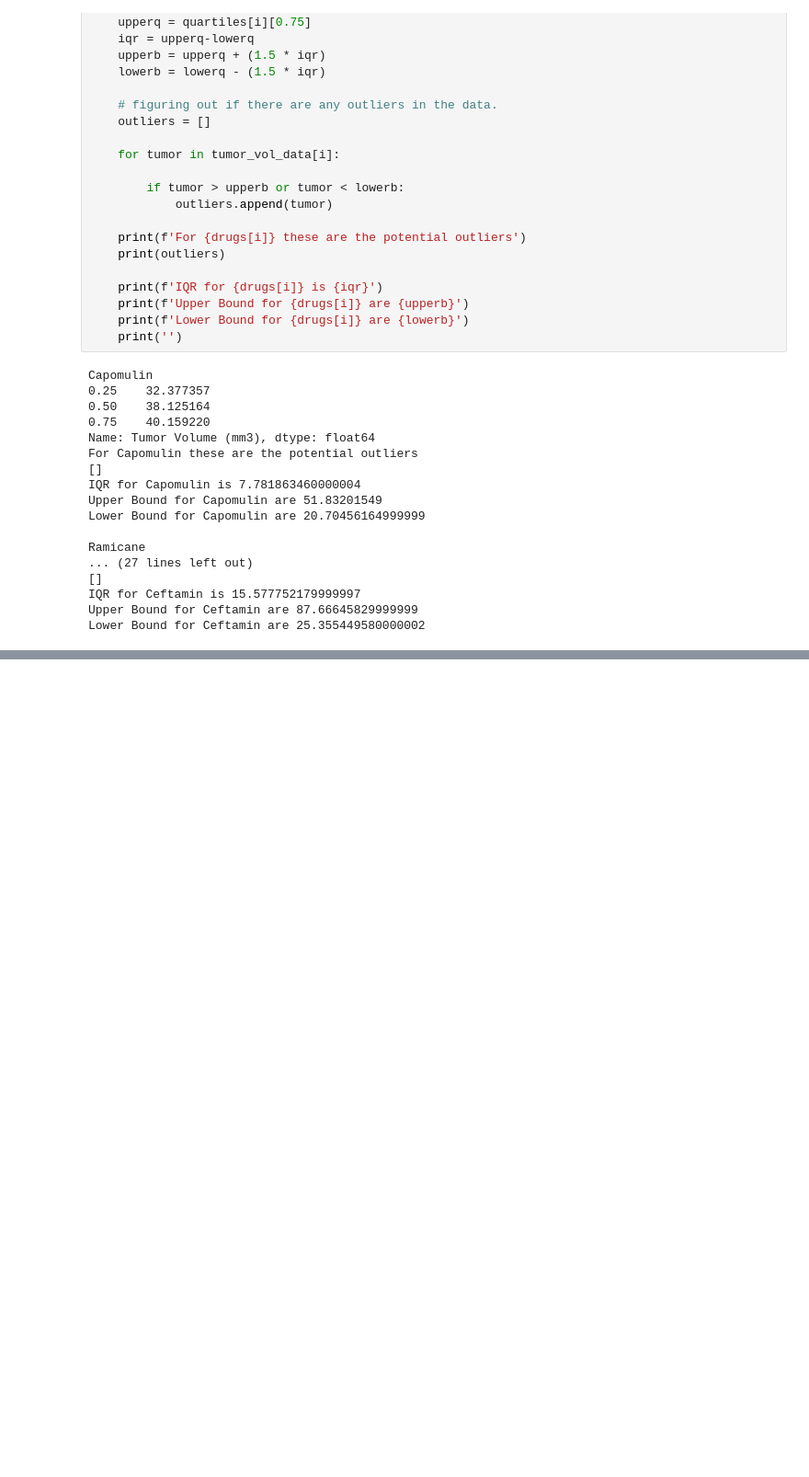
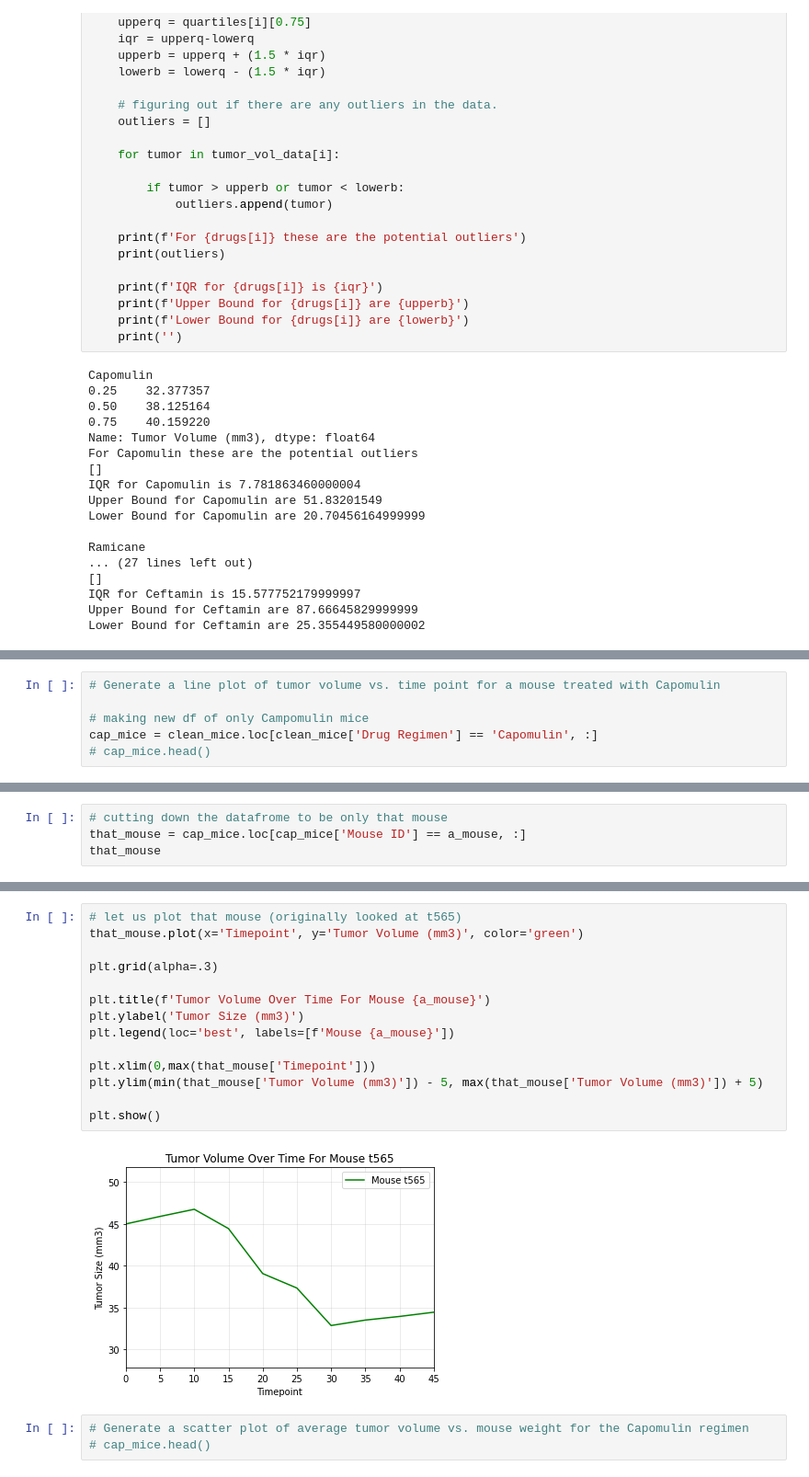
Before and after one commit to radioactivearm/matplotlib-challenge, a Jupyter notebook: Pymaceuticals/pymaceuticals_main.ipynb, the cells around one changed output, grey strips where cells are left out. Shown: that part at 92% size. Drawn from its saved outputs; the diff is of its cells as text; blank space fills up the shorter version.

```diff
--- a/Pymaceuticals/pymaceuticals_main.ipynb
+++ b/Pymaceuticals/pymaceuticals_main.ipynb
@@ -454,0 +355,6 @@ plt.show()
+# %%
+# Generate a line plot of tumor volume vs. time point for a mouse treated with Capomulin
+
+# making new df of only Campomulin mice
+cap_mice = clean_mice.loc[clean_mice['Drug Regimen'] == 'Capomulin', :]
+# cap_mice.head()
@@ -454,0 +369,4 @@ plt.show()
+# %%
+# cutting down the datafrome to be only that mouse
+that_mouse = cap_mice.loc[cap_mice['Mouse ID'] == a_mouse, :]
+that_mouse
@@ -454,0 +385,19 @@ plt.show()
+# %%
+# let us plot that mouse (originally looked at t565)
+that_mouse.plot(x='Timepoint', y='Tumor Volume (mm3)', color='green')
+
+plt.grid(alpha=.3)
+
+plt.title(f'Tumor Volume Over Time For Mouse {a_mouse}')
+plt.ylabel('Tumor Size (mm3)')
+plt.legend(loc='best', labels=[f'Mouse {a_mouse}'])
+
+plt.xlim(0,max(that_mouse['Timepoint']))
+plt.ylim(min(that_mouse['Tumor Volume (mm3)']) - 5, max(that_mouse['Tumor Volume (mm3)']) + 5)
+
+plt.show()
+# %% [output]
+[figure, added]
+# %%
+# Generate a scatter plot of average tumor volume vs. mouse weight for the Capomulin regimen
+# cap_mice.head()
```
Also changed, not shown: parts of 34 cells of this notebook.
